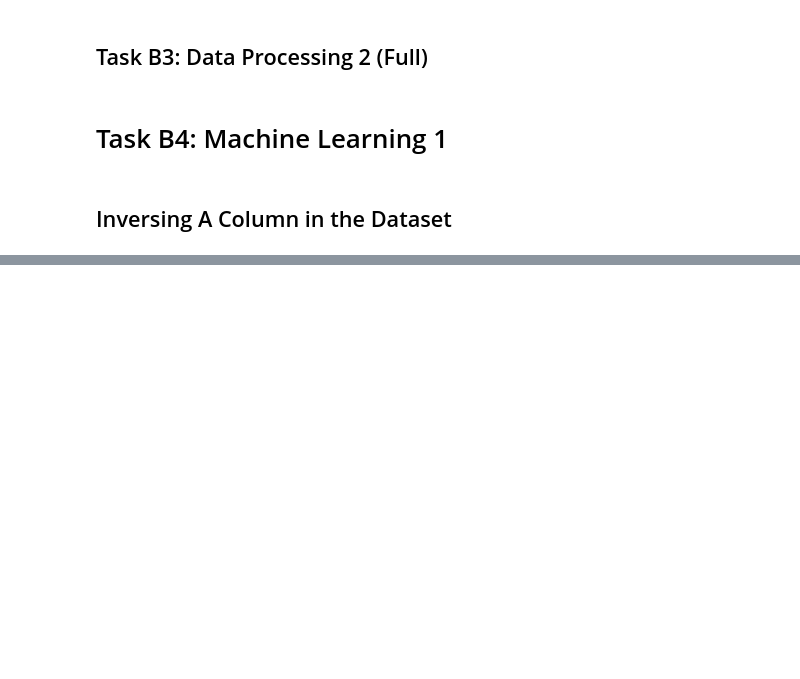
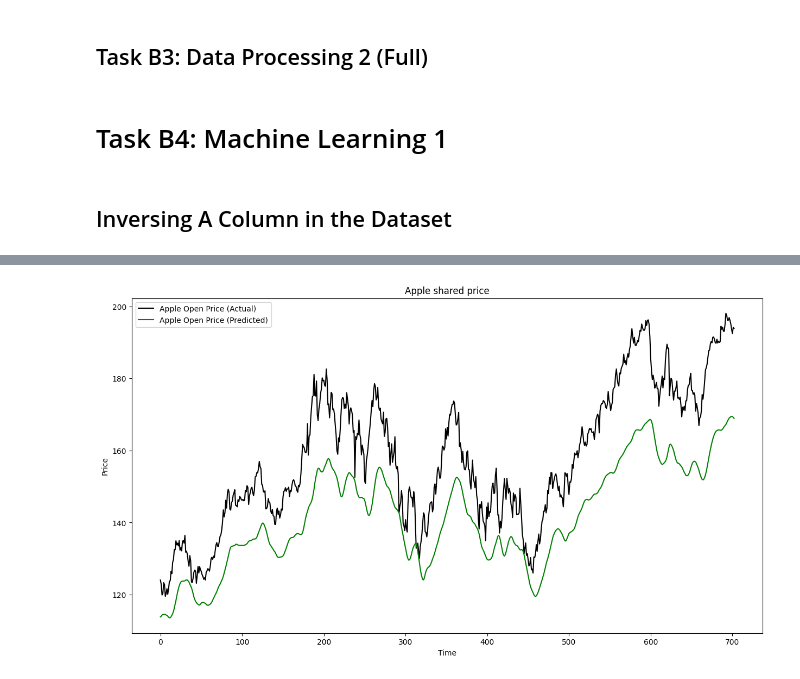
Before and after one commit to heyyytamvo/COS30018, a Jupyter notebook: ProjectAssessment/TaskB4/TaskB4.ipynb, the cells around one changed output, grey strips where cells are left out. Cells and saved outputs as stored; diff of their text form; code cells hidden in the pictures; blank space fills up the shorter version.

```diff
--- a/ProjectAssessment/TaskB4/TaskB4.ipynb
+++ b/ProjectAssessment/TaskB4/TaskB4.ipynb
@@ -561,0 +526,15 @@ plt.show()
+# %%
+x_open_train = np.reshape(dataset["X_training_set"]["Open"], (dataset["X_training_set"]["Open"].shape[0], dataset["X_training_set"]["Open"].shape[1], 1))
+y_open_train = dataset["Y_training_set"]["Open"]
+model = Sequential()
+
+model.add(LSTM(units=50, return_sequences=True, input_shape=(x_open_train.shape[1], 1)))
+# model.add(Dropout(0.2))
+model.add(LSTM(units=50, return_sequences=True))
+# model.add(Dropout(0.2))
+model.add(LSTM(units=50))
+# model.add(Dropout(0.2))
+model.add(Dense(units=1))
+
+model.compile(optimizer="adam", loss="mean_squared_error")
+history = model.fit(x_open_train, y_open_train, epochs=25, batch_size=32, validation_split=0.2)
@@ -561,0 +559,6 @@ plt.show()
+# %%
+scaled_predicted_prices = model.predict(x_open_test)
+scaled_actual_prices = dataset["Y_testing_set"]["Open"]
+
+original_predicted_prices = columnInverser(scaled_predicted_prices, ColumnScalers["Open"])
+original_actual_prices = columnInverser(scaled_actual_prices, ColumnScalers["Open"])
@@ -561,0 +567,11 @@ plt.show()
+# %%
+plt.figure(figsize=(15, 8))
+plt.plot(original_actual_prices, c="black", label = "Apple Open Price (Actual)")
+plt.plot(original_predicted_prices, c="green", label = "Apple Open Price (Predicted)")
+plt.legend()
+plt.title("Apple shared price")
+plt.xlabel("Time")
+plt.ylabel("Price")
+plt.show()
+# %% [output]
+[figure, added]
```
Also changed, not shown: parts of 28 cells of this notebook, 3 other files.
